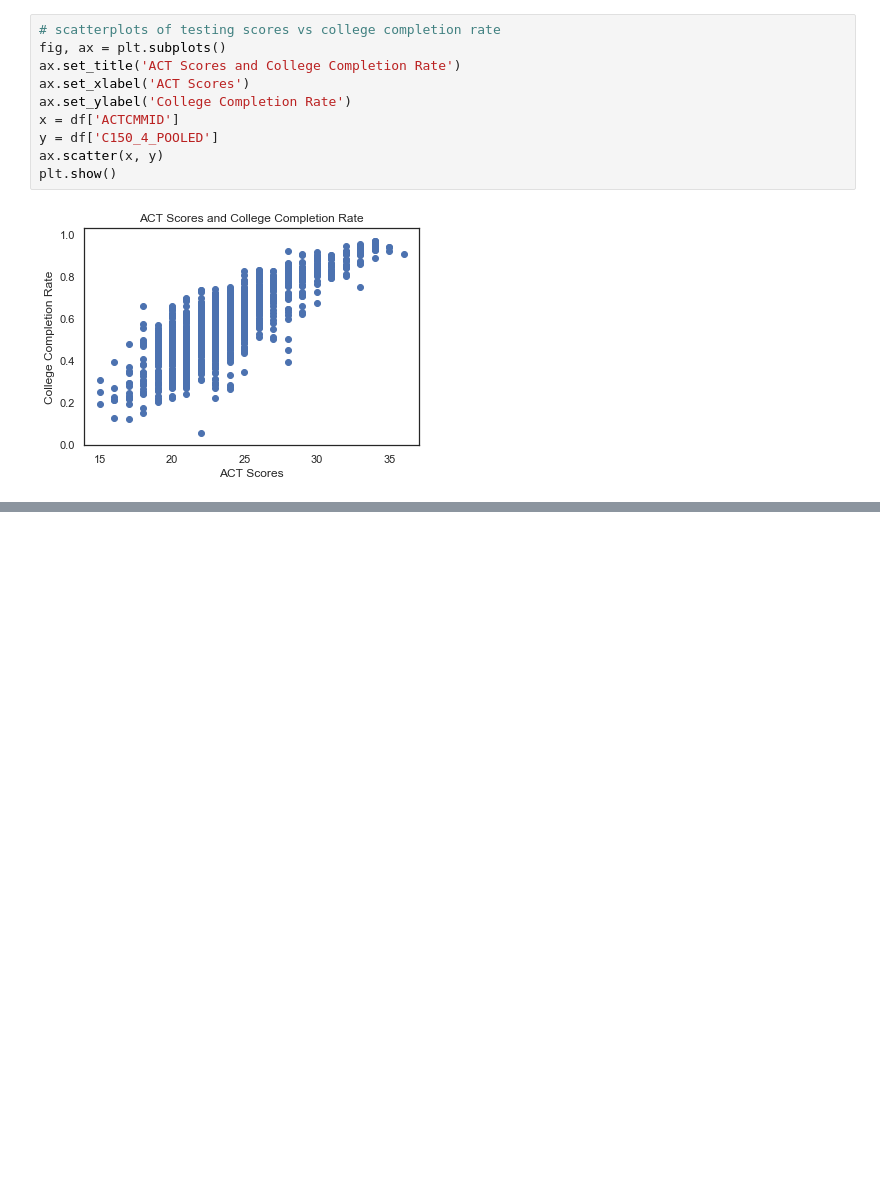
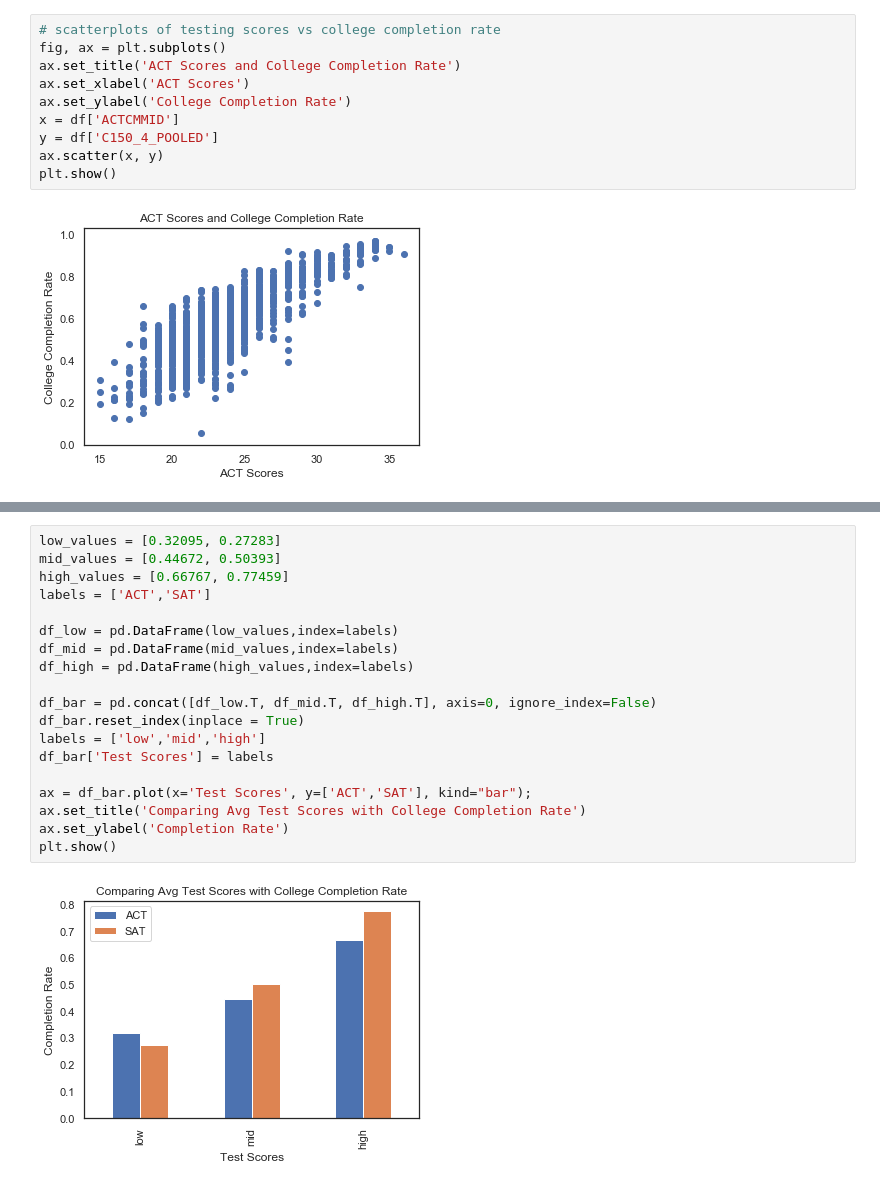
Before and after one commit to lcunningham24/Mod2Project, a Jupyter notebook: eda_visualizations.ipynb, the cells around one changed output, grey strips where cells are left out. Cells and saved outputs as stored; diff of their text form; blank space fills up the shorter version.

```diff
--- a/eda_visualizations.ipynb
+++ b/eda_visualizations.ipynb
@@ -88,0 +131,21 @@ plt.show()
+# %%
+low_values = [0.32095, 0.27283]
+mid_values = [0.44672, 0.50393]
+high_values = [0.66767, 0.77459]
+labels = ['ACT','SAT']
+
+df_low = pd.DataFrame(low_values,index=labels)
+df_mid = pd.DataFrame(mid_values,index=labels)
+df_high = pd.DataFrame(high_values,index=labels)
+
+df_bar = pd.concat([df_low.T, df_mid.T, df_high.T], axis=0, ignore_index=False)
+df_bar.reset_index(inplace = True)
+labels = ['low','mid','high']
+df_bar['Test Scores'] = labels
+
+ax = df_bar.plot(x='Test Scores', y=['ACT','SAT'], kind="bar");
+ax.set_title('Comparing Avg Test Scores with College Completion Rate')
+ax.set_ylabel('Completion Rate')
+plt.show()
+# %% [output]
+[figure, added]
```
Also changed, not shown: parts of 8 cells of this notebook.
